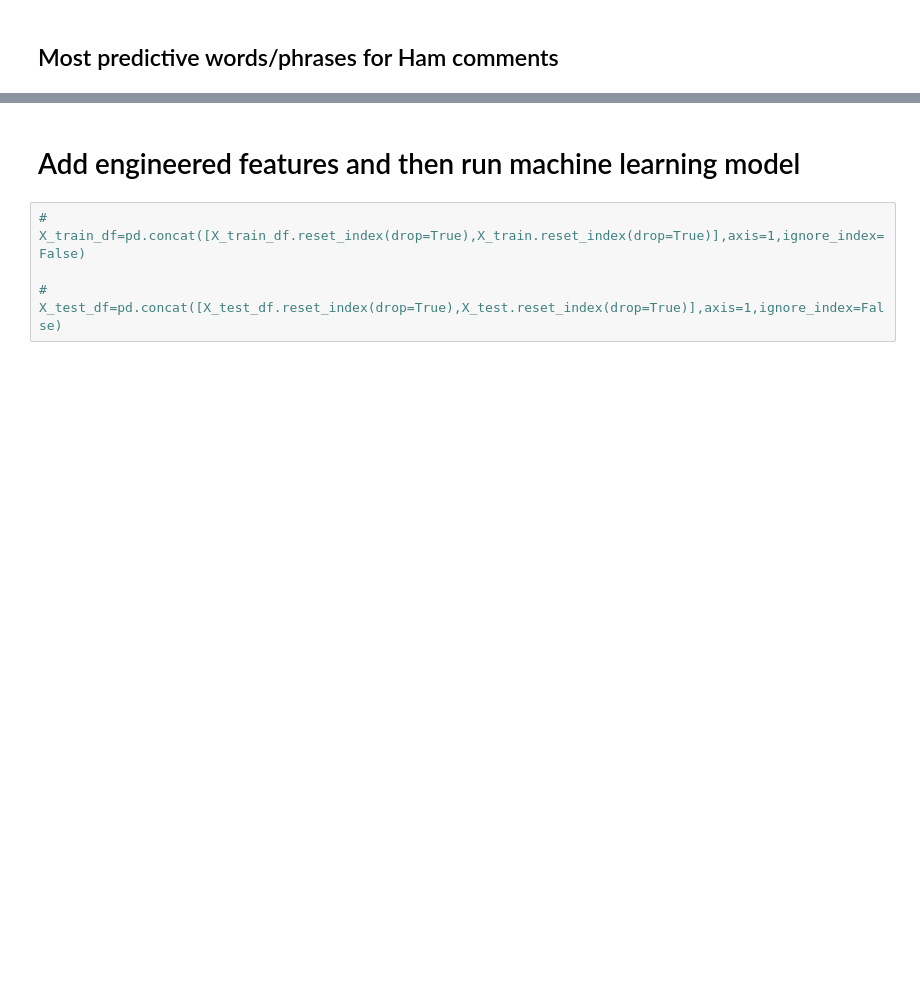
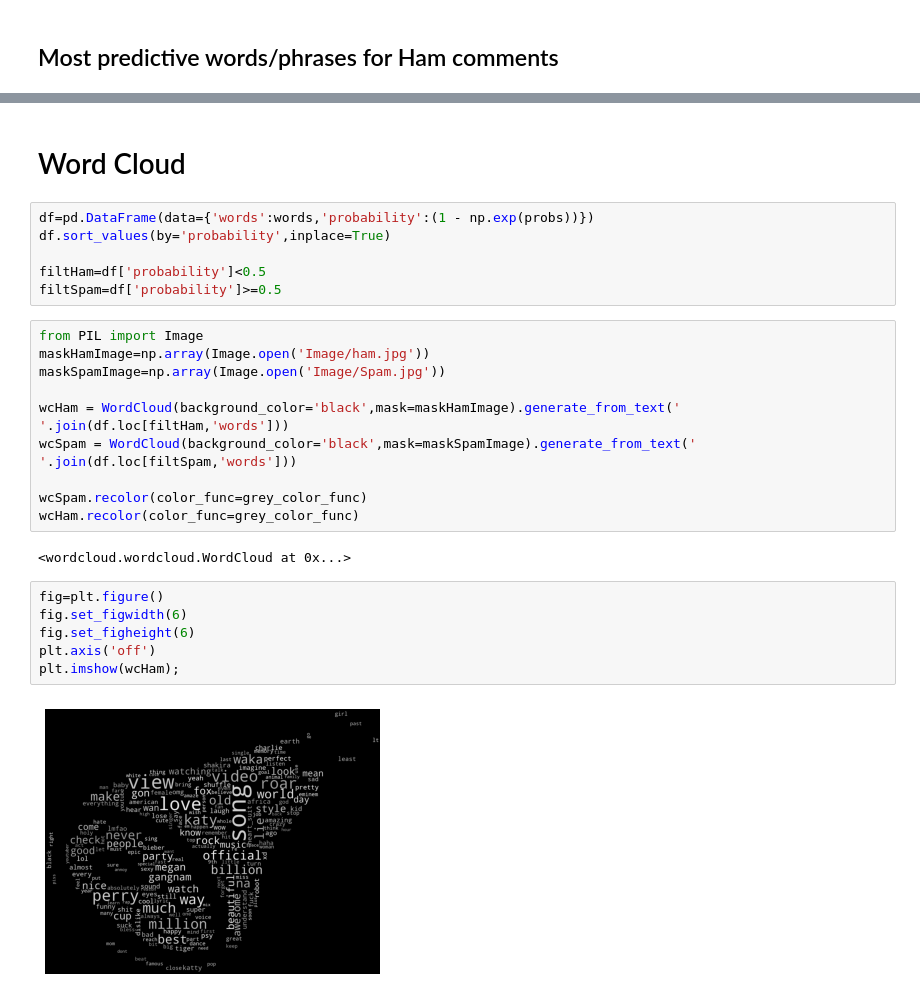
Before and after one commit to Preeti24/Youtube-comments, a Jupyter notebook: Most Predictive Words.ipynb, the cells around one changed output, grey strips where cells are left out. Cells and saved outputs as stored; diff of their text form; blank space fills up the shorter version.

```diff
--- a/Most Predictive Words.ipynb
+++ b/Most Predictive Words.ipynb
@@ -177,6 +184,28 @@ plt.xticks(rotation=45);
-# %% [markdown]
-# Add engineered features and then run machine learning model
-# %%
-# X_train_df=pd.concat([X_train_df.reset_index(drop=True),X_train.reset_index(drop=True)],axis=1,ignore_index=False)
-
-# X_test_df=pd.concat([X_test_df.reset_index(drop=True),X_test.reset_index(drop=True)],axis=1,ignore_index=False)
+# %% [markdown]
+# Word Cloud
+# %%
+df=pd.DataFrame(data={'words':words,'probability':(1 - np.exp(probs))})
+df.sort_values(by='probability',inplace=True)
+
+filtHam=df['probability']<0.5
+filtSpam=df['probability']>=0.5
+# %%
+from PIL import Image
+maskHamImage=np.array(Image.open('Image/ham.jpg'))
+maskSpamImage=np.array(Image.open('Image/Spam.jpg'))
+
+wcHam = WordCloud(background_color='black',mask=maskHamImage).generate_from_text(' '.join(df.loc[filtHam,'words']))
+wcSpam = WordCloud(background_color='black',mask=maskSpamImage).generate_from_text(' '.join(df.loc[filtSpam,'words']))
+
+wcSpam.recolor(color_func=grey_color_func)
+wcHam.recolor(color_func=grey_color_func)
+# %% [output]
+<wordcloud.wordcloud.WordCloud at 0x...>
+# %%
+fig=plt.figure()
+fig.set_figwidth(6)
+fig.set_figheight(6)
+plt.axis('off')
+plt.imshow(wcHam);
+# %% [output]
+[figure, added]
```
Also changed, not shown: parts of 8 cells of this notebook.
